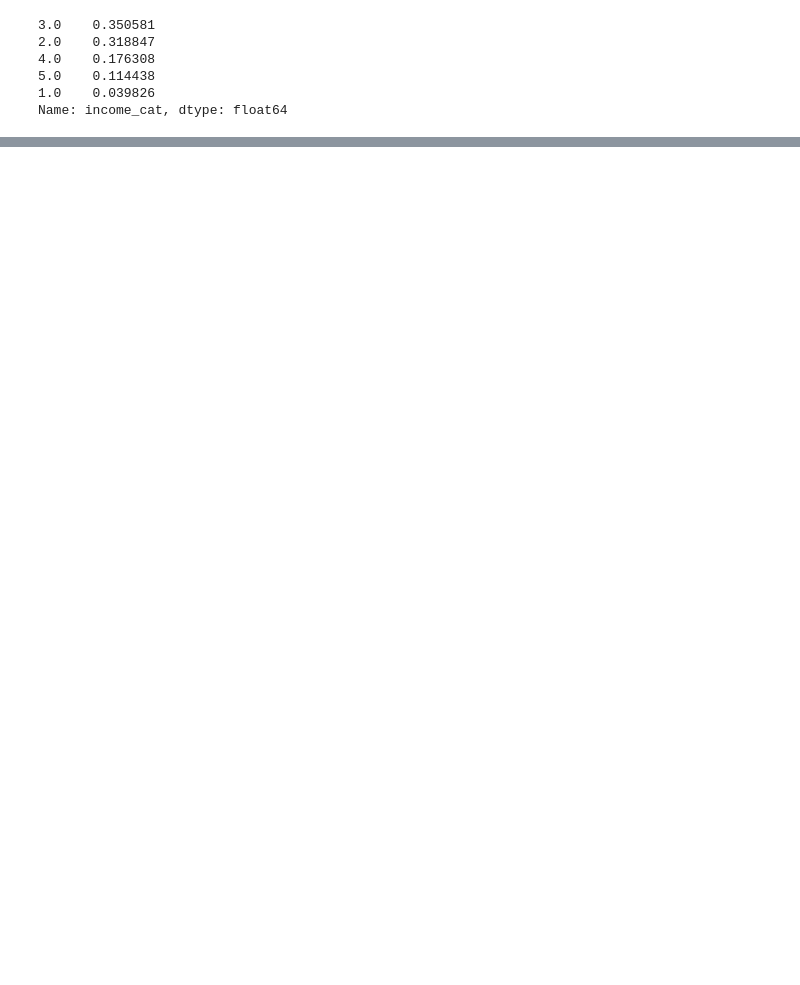
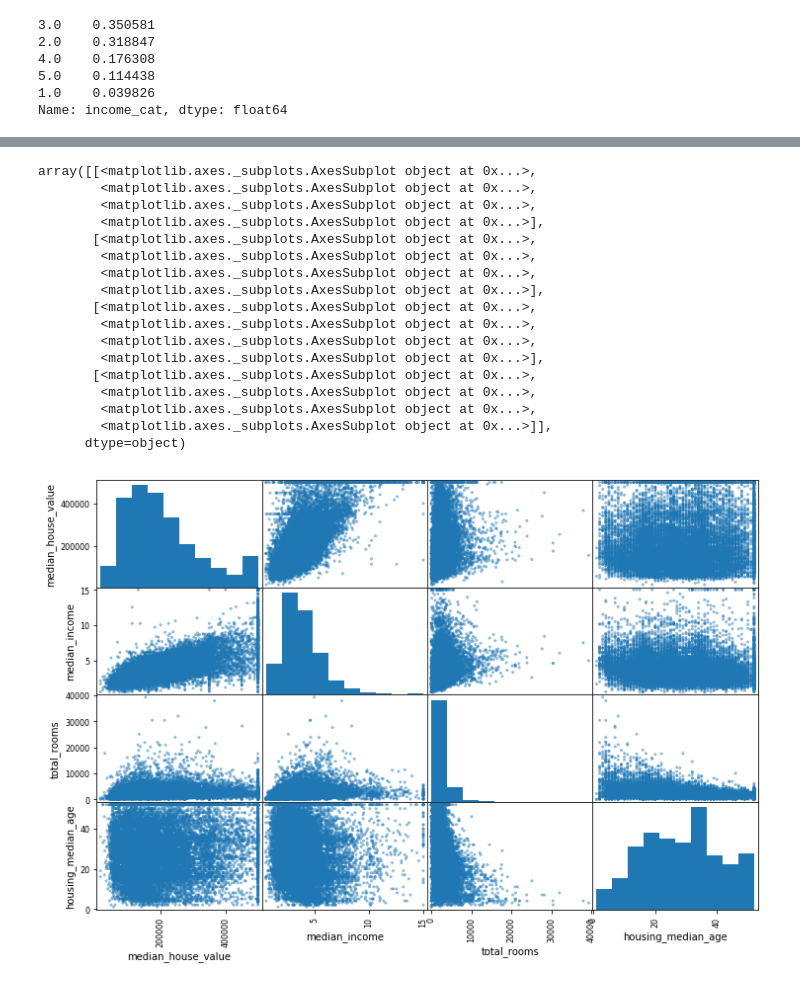
Before and after one commit to UntitledORG/Ch2_Housing, a Jupyter notebook: Project.ipynb, the cells around one changed output, grey strips where cells are left out. Cells and saved outputs as stored; diff of their text form; code cells hidden in the pictures; blank space fills up the shorter version.

```diff
--- a/Project.ipynb
+++ b/Project.ipynb
@@ -174,0 +233,25 @@ housing.plot(kind="scatter", x="longitude", y="latitude")
+# %%
+#A matrix of scatter plots of the most correlated attributes to media_housing_value.
+from pandas.plotting import scatter_matrix
+attributes = ["median_house_value", "median_income", "total_rooms",
+"housing_median_age"]
+scatter_matrix(housing[attributes], figsize=(12, 8))
+# %% [output]
+array([[<matplotlib.axes._subplots.AxesSubplot object at 0x...>,
+        <matplotlib.axes._subplots.AxesSubplot object at 0x...>,
+        <matplotlib.axes._subplots.AxesSubplot object at 0x...>,
+        <matplotlib.axes._subplots.AxesSubplot object at 0x...>],
+       [<matplotlib.axes._subplots.AxesSubplot object at 0x...>,
+        <matplotlib.axes._subplots.AxesSubplot object at 0x...>,
+        <matplotlib.axes._subplots.AxesSubplot object at 0x...>,
+        <matplotlib.axes._subplots.AxesSubplot object at 0x...>],
+       [<matplotlib.axes._subplots.AxesSubplot object at 0x...>,
+        <matplotlib.axes._subplots.AxesSubplot object at 0x...>,
+        <matplotlib.axes._subplots.AxesSubplot object at 0x...>,
+        <matplotlib.axes._subplots.AxesSubplot object at 0x...>],
+       [<matplotlib.axes._subplots.AxesSubplot object at 0x...>,
+        <matplotlib.axes._subplots.AxesSubplot object at 0x...>,
+        <matplotlib.axes._subplots.AxesSubplot object at 0x...>,
+        <matplotlib.axes._subplots.AxesSubplot object at 0x...>]],
+      dtype=object)
+[figure, added]
```
Also changed, not shown: parts of 95 cells of this notebook.
